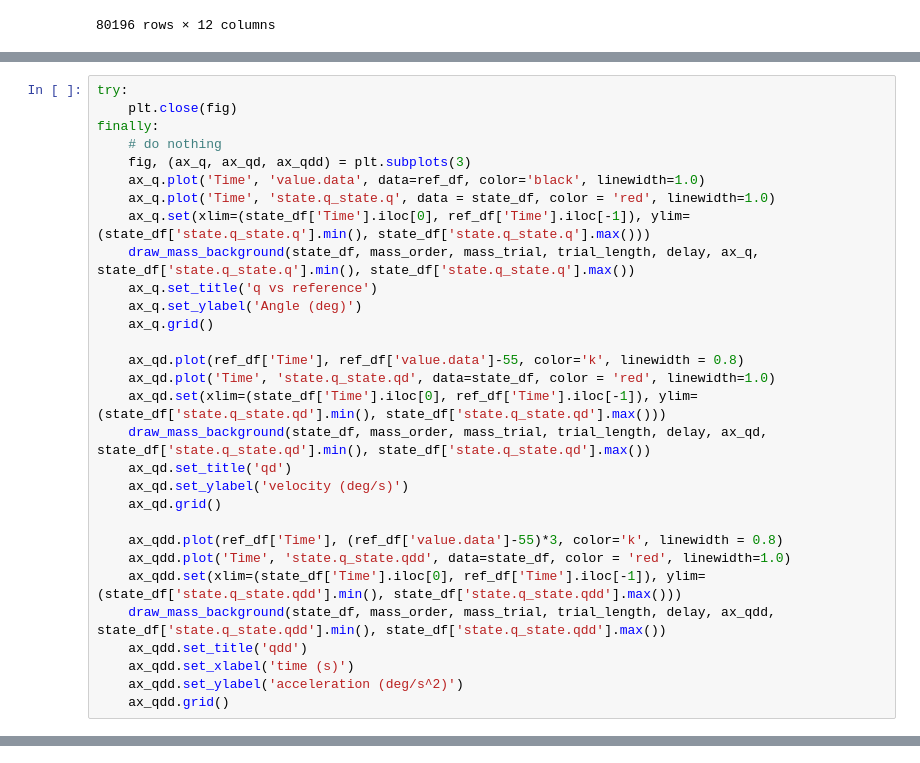
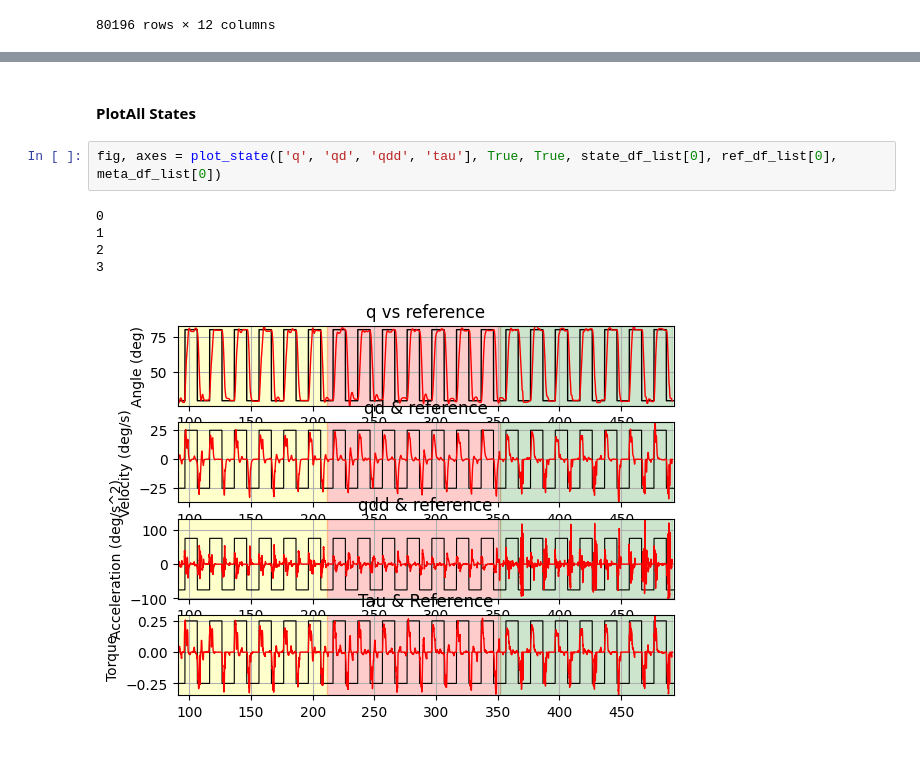
Before and after one commit to Cyberjin7/master_thesis, a Jupyter notebook: analysis/data_analysis_v2.ipynb, the cells around one changed output, grey strips where cells are left out. Drawn from its saved outputs; the diff is of its cells as text.

```diff
--- a/analysis/data_analysis_v2.ipynb
+++ b/analysis/data_analysis_v2.ipynb
@@ -206,30 +169,0 @@ def plot_state(plot_list, background, reference):
-# %%
-try:
-    plt.close(fig)
-finally:
-    # do nothing
-    fig, (ax_q, ax_qd, ax_qdd) = plt.subplots(3)
-    ax_q.plot('Time', 'value.data', data=ref_df, color='black', linewidth=1.0)
-    ax_q.plot('Time', 'state.q_state.q', data = state_df, color = 'red', linewidth=1.0)
-    ax_q.set(xlim=(state_df['Time'].iloc[0], ref_df['Time'].iloc[-1]), ylim=(state_df['state.q_state.q'].min(), state_df['state.q_state.q'].max()))
-    draw_mass_background(state_df, mass_order, mass_trial, trial_length, delay, ax_q, state_df['state.q_state.q'].min(), state_df['state.q_state.q'].max())
-    ax_q.set_title('q vs reference')
-    ax_q.set_ylabel('Angle (deg)')
-    ax_q.grid()
-
-    ax_qd.plot(ref_df['Time'], ref_df['value.data']-55, color='k', linewidth = 0.8)
-    ax_qd.plot('Time', 'state.q_state.qd', data=state_df, color = 'red', linewidth=1.0)
-    ax_qd.set(xlim=(state_df['Time'].iloc[0], ref_df['Time'].iloc[-1]), ylim=(state_df['state.q_state.qd'].min(), state_df['state.q_state.qd'].max()))
-    draw_mass_background(state_df, mass_order, mass_trial, trial_length, delay, ax_qd, state_df['state.q_state.qd'].min(), state_df['state.q_state.qd'].max())
-    ax_qd.set_title('qd')
-    ax_qd.set_ylabel('velocity (deg/s)')
-    ax_qd.grid()
-
-    ax_qdd.plot(ref_df['Time'], (ref_df['value.data']-55)*3, color='k', linewidth = 0.8)
-    ax_qdd.plot('Time', 'state.q_state.qdd', data=state_df, color = 'red', linewidth=1.0)
-    ax_qdd.set(xlim=(state_df['Time'].iloc[0], ref_df['Time'].iloc[-1]), ylim=(state_df['state.q_state.qdd'].min(), state_df['state.q_state.qdd'].max()))
-    draw_mass_background(state_df, mass_order, mass_trial, trial_length, delay, ax_qdd, state_df['state.q_state.qdd'].min(), state_df['state.q_state.qdd'].max())
-    ax_qdd.set_title('qdd')
-    ax_qdd.set_xlabel('time (s)')
-    ax_qdd.set_ylabel('acceleration (deg/s^2)')
-    ax_qdd.grid()
@@ -344,0 +257,10 @@ ax_over.set_xticks(np.arange(1, 20+1))
+# %% [markdown]
+#### PlotAll States
+# %%
+fig, axes = plot_state(['q', 'qd', 'qdd', 'tau'], True, True, state_df_list[0], ref_df_list[0], meta_df_list[0])
+# %% [output]
+0
+1
+2
+3
+[figure, added]
```
Also changed, not shown: parts of 39 cells of this notebook.
